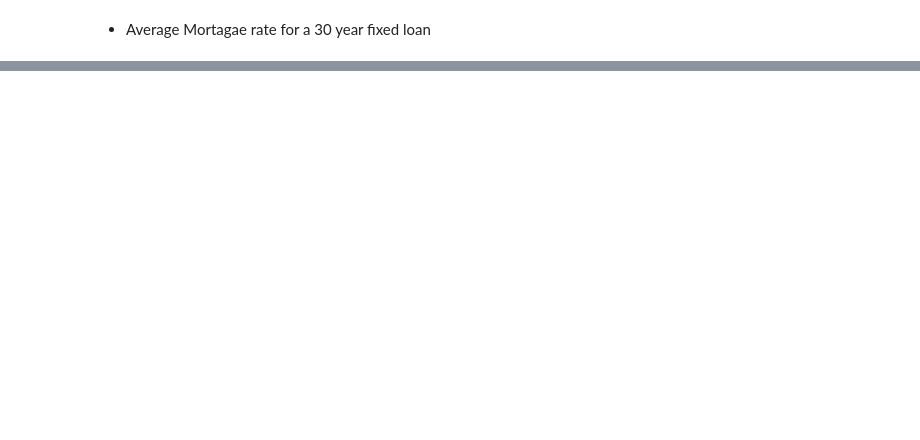
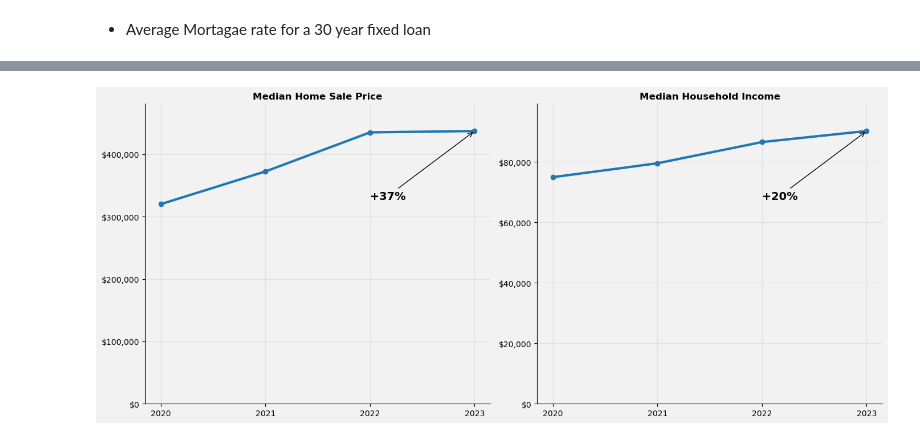
Before and after one commit to lukemgaff/Capstone-Project, a Jupyter notebook: luke_capstone.ipynb, the cells around one changed output, grey strips where cells are left out. Cells and saved outputs as stored; diff of their text form; code cells hidden in the pictures; blank space fills up the shorter version.

```diff
--- a/luke_capstone.ipynb
+++ b/luke_capstone.ipynb
@@ -247,0 +218,7 @@ print(price_growth)
+# %%
+annual_income = (census_data.assign(WeightedIncome=census_data['MedianIncome'] * census_data['Population'])
+    .groupby('ACS_Year')
+    .agg(Median_Household_Income=('WeightedIncome', 'sum'),Population=('Population', 'sum'))
+    .reset_index())
+# %%
+annual_income['Median_Household_Income'] = (annual_income['Median_Household_Income'] / annual_income['Population']).round(0)
@@ -252,2 +245,2 @@ print(income_growth)
 # %%
-metro_trends['Price_to_Income_Ratio'] = ((metro_trends['Weighted_Avg_Sale_Price'] /metro_trends['Weighted_Avg_Median_Income']).round(2))
+price_growth = ((metro_trends.loc[metro_trends['Year'] == 2023, 'Median_Sale_Price'].values[0] /metro_trends.loc[metro_trends['Year'] == 2020, 'Median_Sale_Price'].values[0] - 1)* 100)
@@ -256,3 +249,5 @@ metro_trends
+# %%
+metro_trends['Price_to_Income_Ratio'] = (metro_trends['Median_Sale_Price'] /metro_trends['Median_Household_Income']).round(2)
 # %%
 from matplotlib.ticker import FuncFormatter
 # %%
@@ -263,64 +258,48 @@ formatter = FuncFormatter(dollar_format)
 plt.figure(figsize=(14, 6), facecolor='#F2F2F2')
 plt.subplot(1, 2, 1)
 plt.gca().set_facecolor('#F2F2F2')
-plt.plot(
-    metro_trends['Year'],
-    metro_trends['Weighted_Avg_Sale_Price'],
-    linewidth=3,
-    color='#1F77B4',
-    marker='o')
+plt.plot(metro_trends['Year'],metro_trends['Median_Sale_Price'],linewidth=3,marker='o')
 plt.title('Median Home Sale Price', fontweight='bold')
 plt.xticks(metro_trends['Year'])
-plt.ylim(0, metro_trends['Weighted_Avg_Sale_Price'].max() * 1.1)
+plt.ylim(0, metro_trends['Median_Sale_Price'].max() * 1.1)
 plt.gca().yaxis.set_major_formatter(formatter)
 plt.grid(alpha=0.25)
-price_growth = (
-    (metro_trends['Weighted_Avg_Sale_Price'].iloc[-1] -
-     metro_trends['Weighted_Avg_Sale_Price'].iloc[0]) /
-     metro_trends['Weighted_Avg_Sale_Price'].iloc[0]) * 100
+price_growth = ((metro_trends['Median_Sale_Price'].iloc[-1] -metro_trends['Median_Sale_Price'].iloc[0]) /metro_trends['Median_Sale_Price'].iloc[0]) * 100
 plt.annotate(
     f"+{price_growth:.0f}%",
     xy=(metro_trends['Year'].iloc[-1],
-        metro_trends['Weighted_Avg_Sale_Price'].iloc[-1]),
+        metro_trends['Median_Sale_Price'].iloc[-1]),
     xytext=(metro_trends['Year'].iloc[-2],
-            metro_trends['Weighted_Avg_Sale_Price'].iloc[-1] * 0.75),
+            metro_trends['Median_Sale_Price'].iloc[-1] * 0.75),
     arrowprops=dict(arrowstyle='->'),
     fontsize=14,
     fontweight='bold')
 plt.gca().spines['top'].set_visible(False)
 plt.gca().spines['right'].set_visible(False)
-
 plt.subplot(1, 2, 2)
 plt.gca().set_facecolor('#F2F2F2')
-plt.plot(
-    metro_trends['Year'],
-    metro_trends['Weighted_Avg_Median_Income'],
-    linewidth=3,
-    color='#2CA02C',
-    marker='o')
+plt.plot(metro_trends['Year'],metro_trends['Median_Household_Income'],linewidth=3,marker='o')
 plt.title('Median Household Income', fontweight='bold')
 plt.xticks(metro_trends['Year'])
-plt.ylim(0, metro_trends['Weighted_Avg_Median_Income'].max() * 1.1)
+plt.ylim(0, metro_trends['Median_Household_Income'].max() * 1.1)
 plt.gca().yaxis.set_major_formatter(formatter)
 plt.grid(alpha=0.25)
-income_growth = (
-    (metro_trends['Weighted_Avg_Median_Income'].iloc[-1] -
-     metro_trends['Weighted_Avg_Median_Income'].iloc[0]) /
-     metro_trends['Weighted_Avg_Median_Income'].iloc[0]) * 100
+income_growth = ((metro_trends['Median_Household_Income'].iloc[-1] -metro_trends['Median_Household_Income'].iloc[0]) /metro_trends['Median_Household_Income'].iloc[0]) * 100
 plt.annotate(
     f"+{income_growth:.0f}%",
     xy=(metro_trends['Year'].iloc[-1],
-        metro_trends['Weighted_Avg_Median_Income'].iloc[-1]),
+        metro_trends['Median_Household_Income'].iloc[-1]),
     xytext=(metro_trends['Year'].iloc[-2],
-            metro_trends['Weighted_Avg_Median_Income'].iloc[-1] * 0.75),
+            metro_trends['Median_Household_Income'].iloc[-1] * 0.75),
     arrowprops=dict(arrowstyle='->'),
     fontsize=14,
     fontweight='bold')
 plt.gca().spines['top'].set_visible(False)
 plt.gca().spines['right'].set_visible(False)
 plt.tight_layout()
-plt.savefig('slide_6.png', dpi=300, bbox_inches='tight',facecolor='#F2F2F2')
 plt.show()
+# %% [output]
+[figure, added]
 # %%
 plt.figure(figsize=(10, 6), facecolor='#F2F2F2')
 plt.gca().set_facecolor('#F2F2F2')
```
Also changed, not shown: parts of 89 cells of this notebook, 18 other files.
